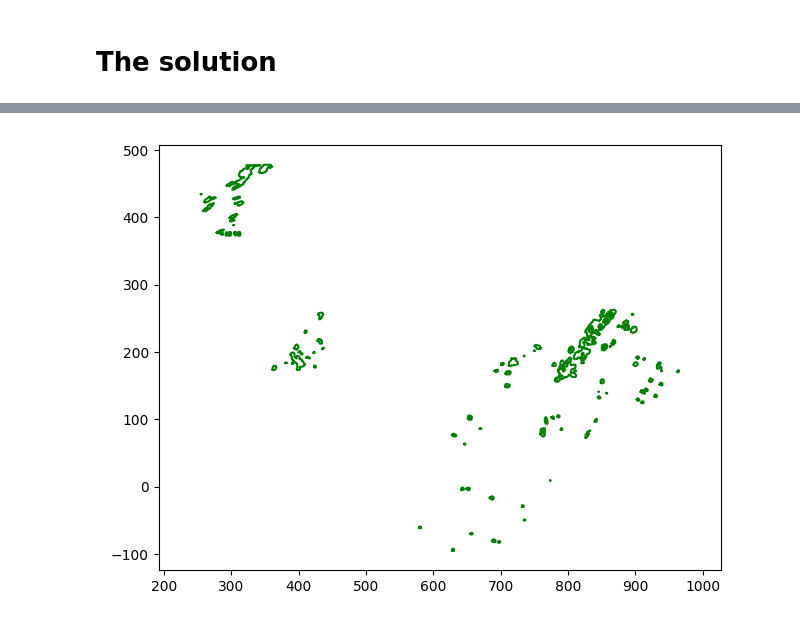
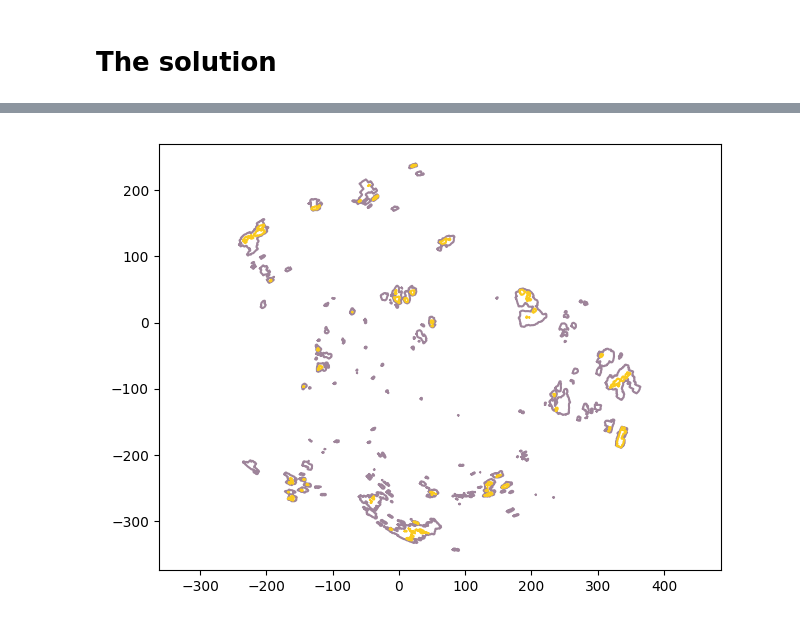
Before and after one commit to michael-betz/esp32_crt, a Jupyter notebook: dev/meteo.ipynb, the cells around one changed output, grey strips where cells are left out. Cells and saved outputs as stored; diff of their text form; code cells hidden in the pictures.

```diff
--- a/dev/meteo.ipynb
+++ b/dev/meteo.ipynb
@@ -268,29 +266,3 @@ for s in a['shapes']:
 1 4
 # %% [markdown]
 # The solution
-# %%
-def parsePolygon(mapHeader, e, xscale=1.0, yscale=1.0, x0=0, y0=0):
-    lon = e["i"] #t
-    lat = e["j"] #r
-    points = []
-    i = 0;
-    cmd = e["o"]
-    dists = e["d"]
-
-    while( i < len( cmd ) ):
-        d = int(cmd[i], 10) / 10 + 0.05;
-
-        if( lon % 2 == 0 ):
-            lon2 = mapHeader["x_min"] + (mapHeader["x_max"] - mapHeader["x_min"]) * (lon / 2) / mapHeader["x_count"]
-            lat2 = mapHeader["y_min"] + (mapHeader["y_max"] - mapHeader["y_min"]) * ((lat - 1) / 2 + d) / mapHeader["y_count"]
-        else:
-            lon2 = mapHeader["x_min"] + (mapHeader["x_max"] - mapHeader["x_min"]) * ((lon - 1) / 2 + d) / mapHeader["x_count"]
-            lat2 = mapHeader["y_min"] + (mapHeader["y_max"] - mapHeader["y_min"]) * (lat / 2) / mapHeader["y_count"]
-
-        points.append( (lon2 * xscale + x0, lat2 * yscale + y0) )
-        if 2 * i < len(dists):
-            lon += ord( dists[2*i] ) - 77
-            lat += ord( dists[2*i + 1] ) - 77
-        i+=1
-
-    return points
@@ -297,19 +329,18 @@ def parsePolygon(mapHeader, e, xscale=1.0, yscale=1.0, x0=0, y0=0):
 # %%
 close('all')
 
 coords = rate['coords']
 
-for k in [0, 4, 6]:
+for k in [0, 5]:
     a = rate['areas'][k]
     for ss in a['shapes']:
         for s in ss:
-            pts = array(parsePolygon(coords, s))
-            pts = vstack((pts, pts[0]))
-            # c = '#' + a['color']
-            c = 'green'
+            pts = array(parsePolygon(s))
+            c = '#' + a['color']
+            # c = 'green'
             plot(pts[:, 0], pts[:, 1], '-', color=c)
 
 axis('equal')
 tight_layout()
 # %% [output]
-[figure, old version]
+[figure, new version]
```
Also changed, not shown: parts of 10 cells of this notebook, 2 other files.
